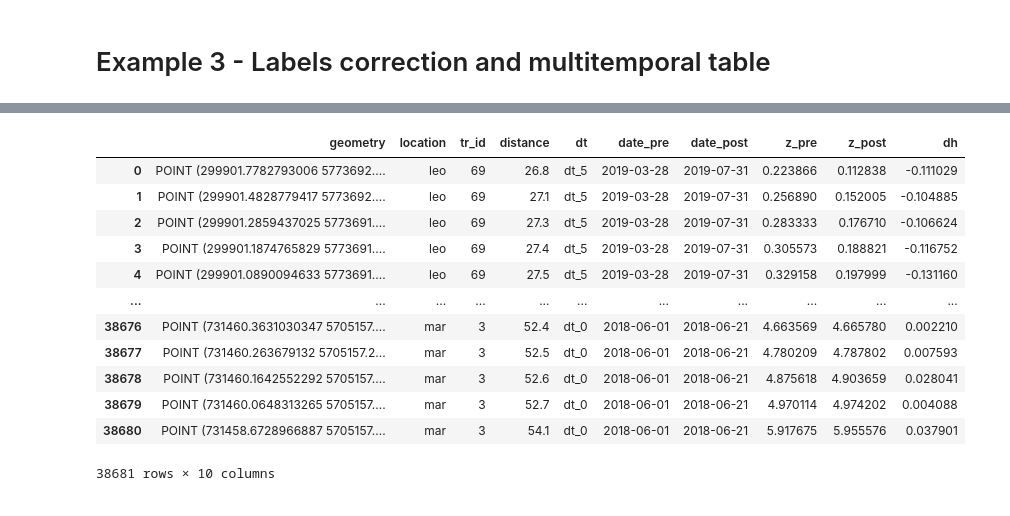
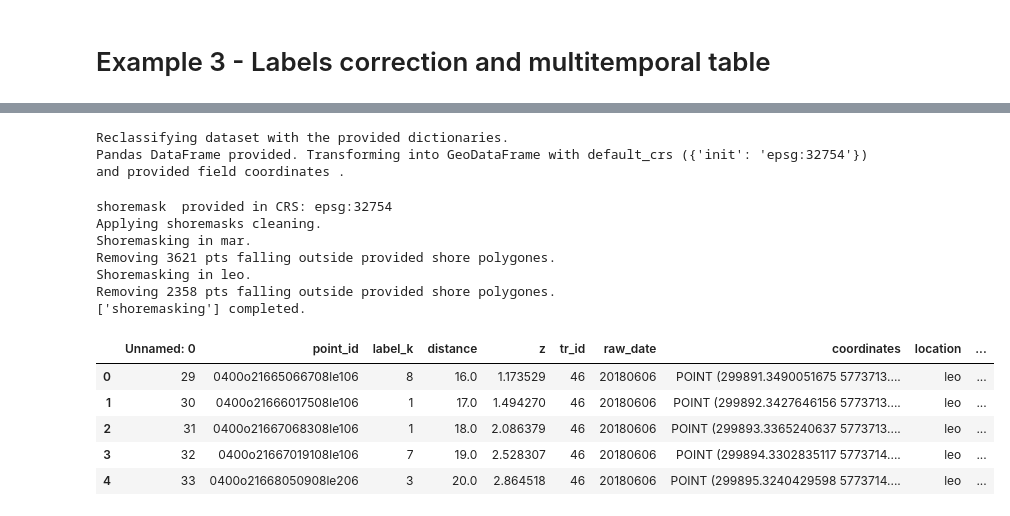
Before and after one commit to npucino/sandpyper, a Jupyter notebook: examples/Example_3_Labels_correction_and_multitemporal_table.ipynb, the cells around one changed output, grey strips where cells are left out. Drawn from its saved outputs; the diff is of its cells as text; code cells hidden in the pictures.

```diff
--- a/examples/Example_3_Labels_correction_and_multitemporal_table.ipynb
+++ b/examples/Example_3_Labels_correction_and_multitemporal_table.ipynb
@@ -451,16 +275,0 @@ done
-# %%
-dh_df
-# %% [output]
-|  | geometry | location | tr_id | distance | dt | date_pre | date_post | z_pre | z_post | dh |
-| 0 | POINT (299901.7782793006 5773692.... | leo | 69 | 26.8 | dt_5 | 2019-03-28 | 2019-07-31 | 0.223866 | 0.112838 | -0.111029 |
-| 1 | POINT (299901.4828779417 5773692.... | leo | 69 | 27.1 | dt_5 | 2019-03-28 | 2019-07-31 | 0.256890 | 0.152005 | -0.104885 |
-| 2 | POINT (299901.2859437025 5773691.... | leo | 69 | 27.3 | dt_5 | 2019-03-28 | 2019-07-31 | 0.283333 | 0.176710 | -0.106624 |
-| 3 | POINT (299901.1874765829 5773691.... | leo | 69 | 27.4 | dt_5 | 2019-03-28 | 2019-07-31 | 0.305573 | 0.188821 | -0.116752 |
-| 4 | POINT (299901.0890094633 5773691.... | leo | 69 | 27.5 | dt_5 | 2019-03-28 | 2019-07-31 | 0.329158 | 0.197999 | -0.131160 |
-| ... | ... | ... | ... | ... | ... | ... | ... | ... | ... | ... |
-| 38676 | POINT (731460.3631030347 5705157.... | mar | 3 | 52.4 | dt_0 | 2018-06-01 | 2018-06-21 | 4.663569 | 4.665780 | 0.002210 |
-| 38677 | POINT (731460.263679132 5705157.2... | mar | 3 | 52.5 | dt_0 | 2018-06-01 | 2018-06-21 | 4.780209 | 4.787802 | 0.007593 |
-| 38678 | POINT (731460.1642552292 5705157.... | mar | 3 | 52.6 | dt_0 | 2018-06-01 | 2018-06-21 | 4.875618 | 4.903659 | 0.028041 |
-| 38679 | POINT (731460.0648313265 5705157.... | mar | 3 | 52.7 | dt_0 | 2018-06-01 | 2018-06-21 | 4.970114 | 4.974202 | 0.004088 |
-| 38680 | POINT (731458.6728966887 5705157.... | mar | 3 | 54.1 | dt_0 | 2018-06-01 | 2018-06-21 | 5.917675 | 5.955576 | 0.037901 |
-38681 rows × 10 columns
@@ -466,0 +345,27 @@ dh_df
+# %%
+label_corrections_path=r"C:\my_packages\sandpyper\tests\test_data\label_corrections.gpkg"
+watermasks_path=r"C:\my_packages\sandpyper\tests\test_data\watermasks.gpkg"
+shoremasks_path=r"C:\my_packages\sandpyper\tests\test_data\shoremasks.gpkg"
+# %%
+inshore_cleaned=cleanit(labelled_dataset, l_dicts, crs_dict_string=crs_dict_string,
+                        watermasks_path=None,
+                        shoremasks_path=shoremasks_path,
+                        label_corrections_path=None)
+
+inshore_cleaned.head()
+# %% [output]
+Reclassifying dataset with the provided dictionaries.
+Pandas DataFrame provided. Transforming into GeoDataFrame with default_crs ({'init': 'epsg:32754'}) and provided field coordinates .
+shoremask  provided in CRS: epsg:32754
+Applying shoremasks cleaning.
+Shoremasking in mar.
+Removing 3621 pts falling outside provided shore polygones.
+Shoremasking in leo.
+Removing 2358 pts falling outside provided shore polygones.
+['shoremasking'] completed.
+|  | Unnamed: 0 | point_id | label_k | distance | z | tr_id | raw_date | coordinates | location | ... |
+| 0 | 29 | 0400o21665066708le106 | 8 | 16.0 | 1.173529 | 46 | 20180606 | POINT (299891.3490051675 5773713.... | leo | ... |
+| 1 | 30 | 0400o21666017508le106 | 1 | 17.0 | 1.494270 | 46 | 20180606 | POINT (299892.3427646156 5773713.... | leo | ... |
+| 2 | 31 | 0400o21667068308le106 | 1 | 18.0 | 2.086379 | 46 | 20180606 | POINT (299893.3365240637 5773713.... | leo | ... |
+| 3 | 32 | 0400o21667019108le106 | 7 | 19.0 | 2.528307 | 46 | 20180606 | POINT (299894.3302835117 5773714.... | leo | ... |
+| 4 | 33 | 0400o21668050908le206 | 3 | 20.0 | 2.864518 | 46 | 20180606 | POINT (299895.3240429598 5773714.... | leo | ... |
```
Also changed, not shown: parts of 24 cells of this notebook, 24 other files.
